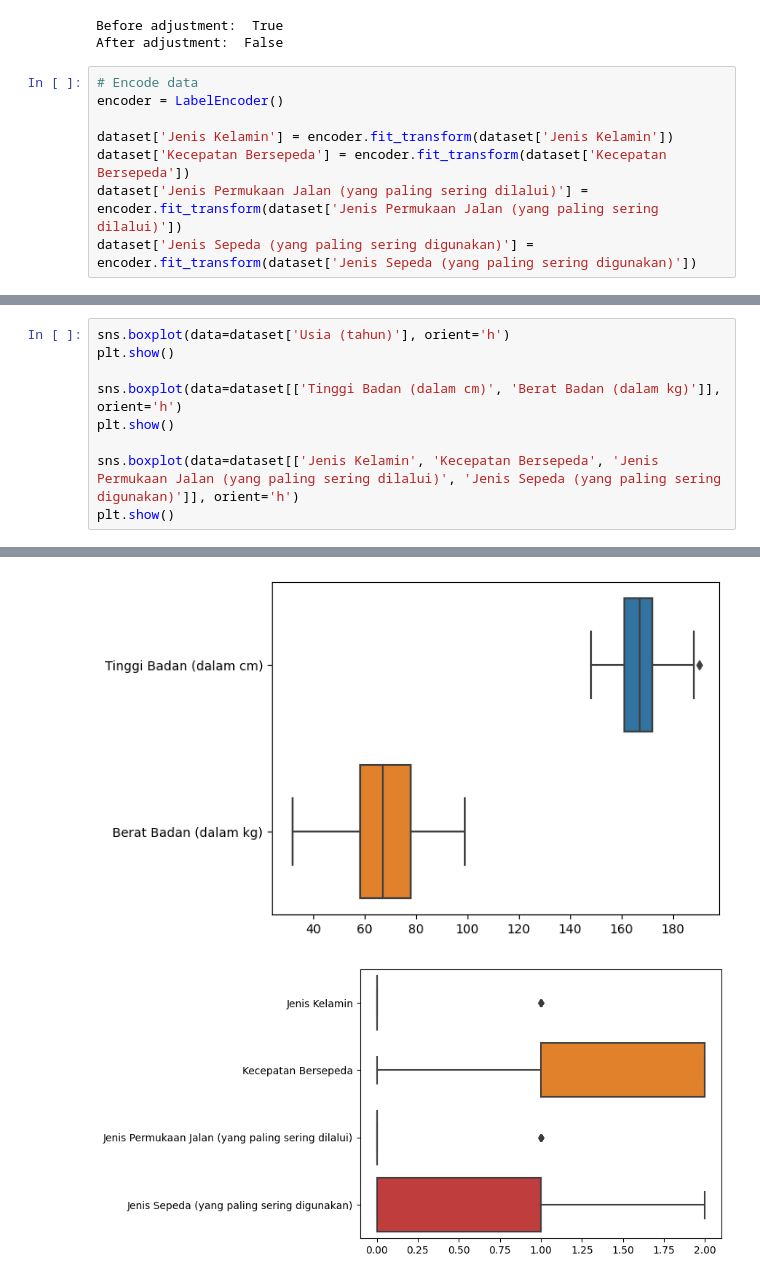
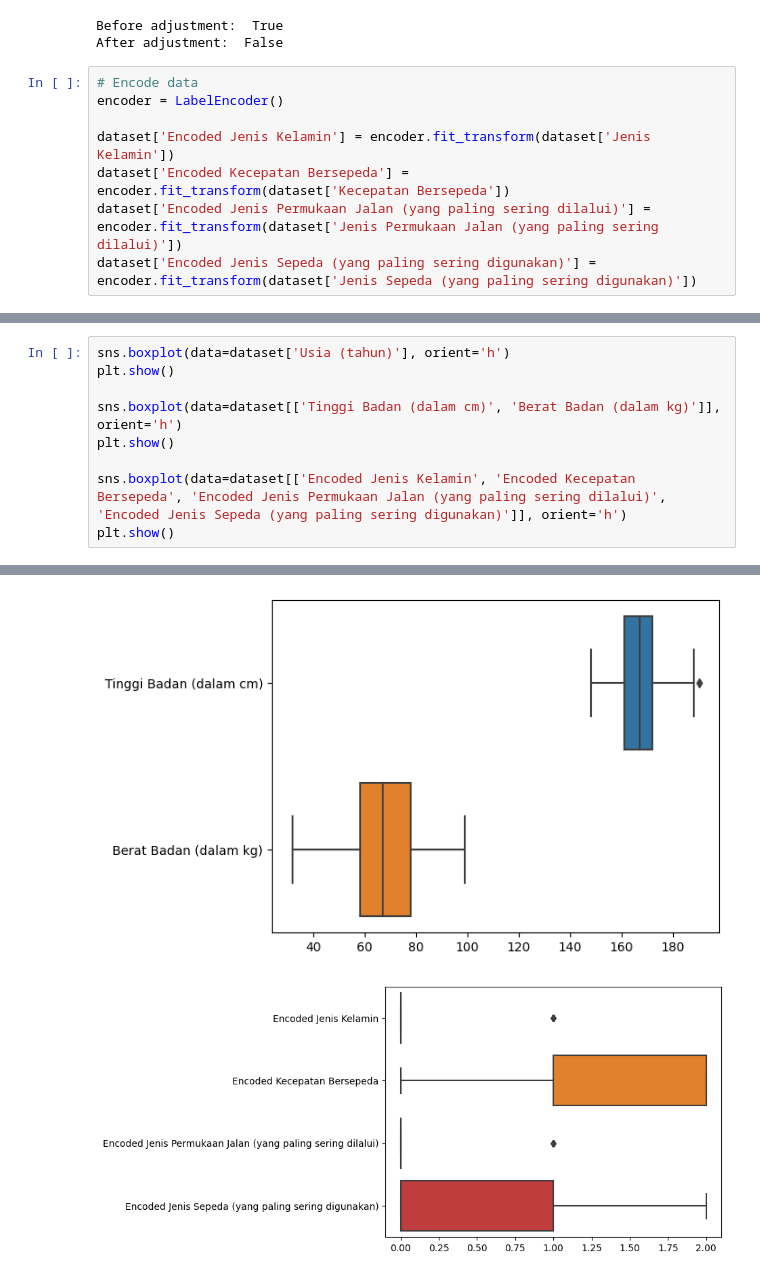
Before and after one commit to HansJoachimW/ALP-Statistics, a Jupyter notebook: ALP.ipynb, the cells around one changed output, grey strips where cells are left out. Drawn from its saved outputs; the diff is of its cells as text.

```diff
--- a/ALP.ipynb
+++ b/ALP.ipynb
@@ -134,10 +136,10 @@ After adjustment:  False
 # Encode data
 encoder = LabelEncoder()
 
-dataset['Jenis Kelamin'] = encoder.fit_transform(dataset['Jenis Kelamin'])
-dataset['Kecepatan Bersepeda'] = encoder.fit_transform(dataset['Kecepatan Bersepeda'])
-dataset['Jenis Permukaan Jalan (yang paling sering dilalui)'] = encoder.fit_transform(dataset['Jenis Permukaan Jalan (yang paling sering dilalui)'])
-dataset['Jenis Sepeda (yang paling sering digunakan)'] = encoder.fit_transform(dataset['Jenis Sepeda (yang paling sering digunakan)'])
+dataset['Encoded Jenis Kelamin'] = encoder.fit_transform(dataset['Jenis Kelamin'])
+dataset['Encoded Kecepatan Bersepeda'] = encoder.fit_transform(dataset['Kecepatan Bersepeda'])
+dataset['Encoded Jenis Permukaan Jalan (yang paling sering dilalui)'] = encoder.fit_transform(dataset['Jenis Permukaan Jalan (yang paling sering dilalui)'])
+dataset['Encoded Jenis Sepeda (yang paling sering digunakan)'] = encoder.fit_transform(dataset['Jenis Sepeda (yang paling sering digunakan)'])
 # %%
 dataset.head()
 # %% [output]
@@ -150,14 +152,14 @@ dataset.head()
 # %%
 sns.boxplot(data=dataset['Usia (tahun)'], orient='h')
 plt.show()
 
 sns.boxplot(data=dataset[['Tinggi Badan (dalam cm)', 'Berat Badan (dalam kg)']], orient='h')
 plt.show()
 
-sns.boxplot(data=dataset[['Jenis Kelamin', 'Kecepatan Bersepeda', 'Jenis Permukaan Jalan (yang paling sering dilalui)', 'Jenis Sepeda (yang paling sering digunakan)']], orient='h')
+sns.boxplot(data=dataset[['Encoded Jenis Kelamin', 'Encoded Kecepatan Bersepeda', 'Encoded Jenis Permukaan Jalan (yang paling sering dilalui)', 'Encoded Jenis Sepeda (yang paling sering digunakan)']], orient='h')
 plt.show()
 # %% [output]
 [figure]
 [figure]
-[figure, old version]
+[figure, new version]
 # %%
```
Also changed, not shown: parts of 15 cells of this notebook.
